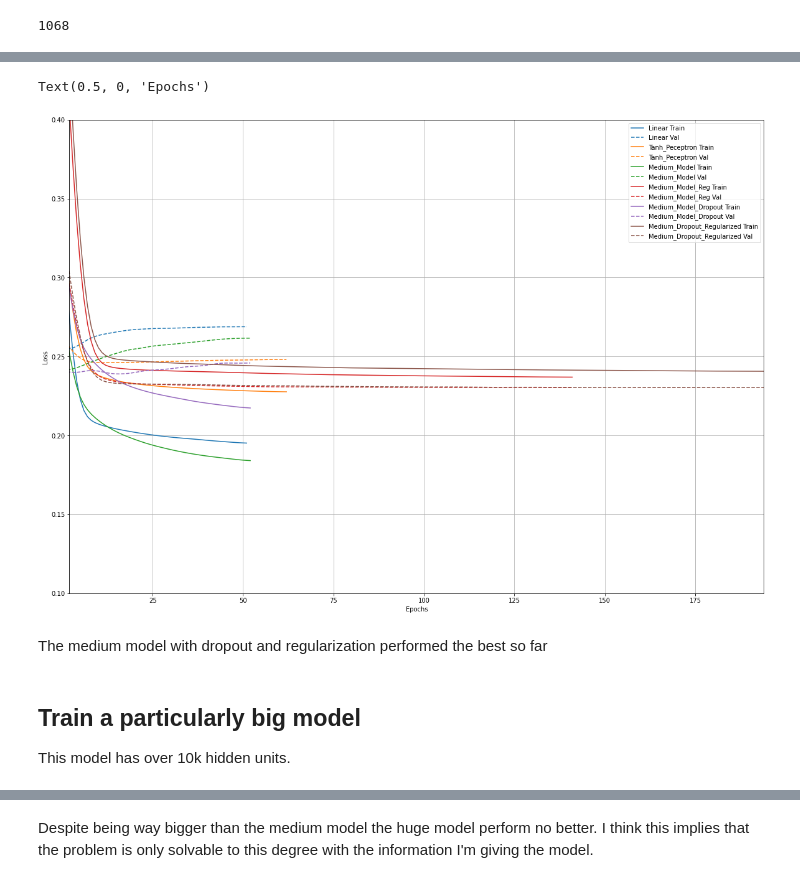
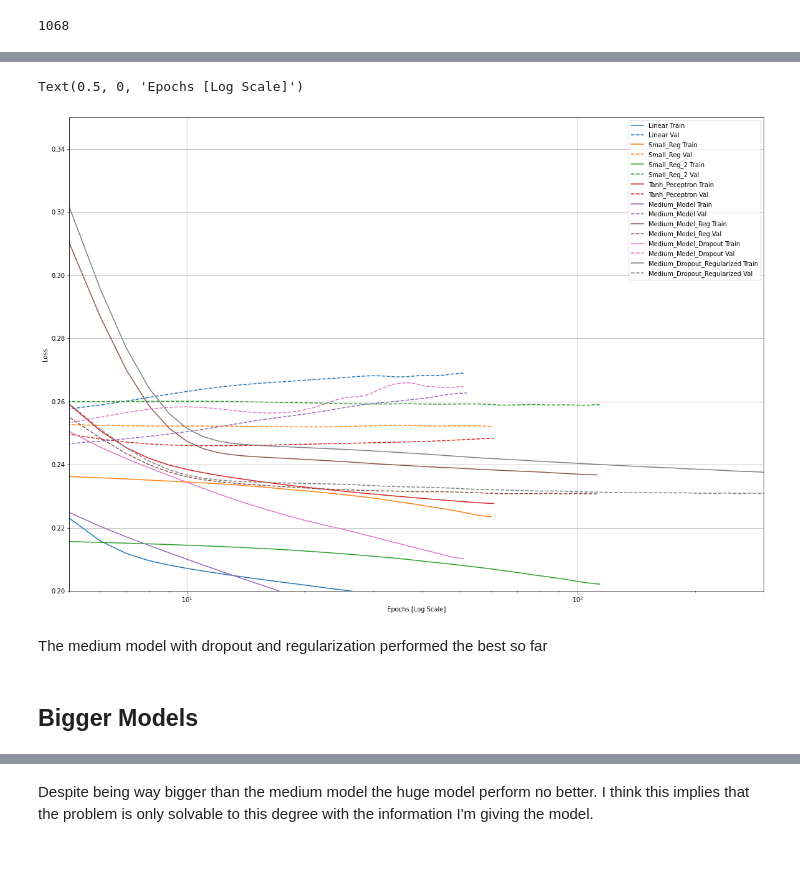
Before and after one commit to jamesNWT/player-chem-ml-stack, a Jupyter notebook: python/train_big.ipynb, the cells around one changed output, grey strips where cells are left out. Drawn from its saved outputs; the diff is of its cells as text; code cells hidden in the pictures.

Commit message:
last revision to train-big

```diff
--- a/python/train_big.ipynb
+++ b/python/train_big.ipynb
@@ -274,7 +251,7 @@ Evaluation on test set:
 medium_model_dropout = Sequential([
     Dense(1068, input_dim=n_inputs, activation='relu'),
     Dropout(0.5),
-    Dense(500, activation='relu'),
+    Dense(2136, activation='relu'),
     Dropout(0.5),
     Dense(n_outputs)
 ])
@@ -307,7 +284,7 @@ medium_model_dropout_regularized = Sequential([
           kernel_regularizer=regularizers.l2(0.001),
           activation='relu'),
     Dropout(0.5),
-    Dense(500, kernel_regularizer=regularizers.l2(0.001), activation='relu'),
+    Dense(2136, kernel_regularizer=regularizers.l2(0.001), activation='relu'),
     Dropout(0.5),
     Dense(n_outputs)
 ])
@@ -335,0 +327,10 @@ Evaluation on test set:
+# %%
+small_regularized_model = Sequential([
+    Dense(1068, input_dim=n_inputs, kernel_regularizer=regularizers.l2(0.001), activation='relu'),
+    Dense(n_outputs)
+])
+histories['small_reg'] = compile_and_fit(model=small_regularized_model,
+                                                        name='small_regularized',
+                                                        max_epochs=1000,
+                                                        initial_lr=0.001,
+                                                        verbose=0)
@@ -335,0 +353,10 @@ Evaluation on test set:
+# %%
+small_regularized_model_2 = Sequential([
+    Dense(1068, input_dim=n_inputs, kernel_regularizer=regularizers.l2(0.05), activation='relu'),
+    Dense(n_outputs)
+])
+histories['small_reg_2'] = compile_and_fit(model=small_regularized_model,
+                                                        name='small_regularized_2',
+                                                        max_epochs=1000,
+                                                        initial_lr=0.001,
+                                                        verbose=0)
@@ -336,19 +379,17 @@ Evaluation on test set:
 # %%
 plotter = tfdocs.plots.HistoryPlotter(metric = 'loss', smoothing_std=10)
 
 plt.figure(figsize = (20,14))
 
 plotter.plot(histories)
-# a = plt.xscale('log')
-plt.xlim([2, max(plt.xlim())])
-plt.ylim([0.1, 0.4])
-plt.xlabel("Epochs")
+a = plt.xscale('log')
+plt.xlim([5, max(plt.xlim())])
+plt.ylim([0.2, 0.35])
+plt.xlabel("Epochs [Log Scale]")
 # %% [output]
-Text(0.5, 0, 'Epochs')
+Text(0.5, 0, 'Epochs [Log Scale]')
-[figure, old version]
+[figure, new version]
 # %% [markdown]
 The medium model with dropout and regularization performed the best so far
-# %% [markdown]
-## Train a particularly big model
-
-This model has over 10k hidden units.
+# %% [markdown]
+## Bigger Models
```
Also changed, not shown: parts of 37 cells of this notebook.
